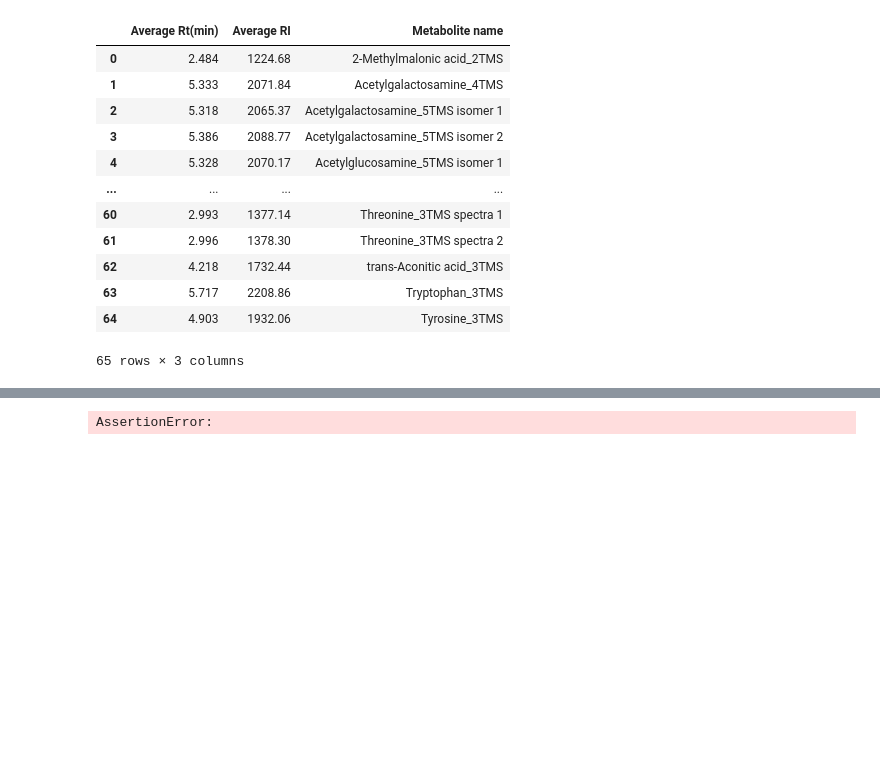
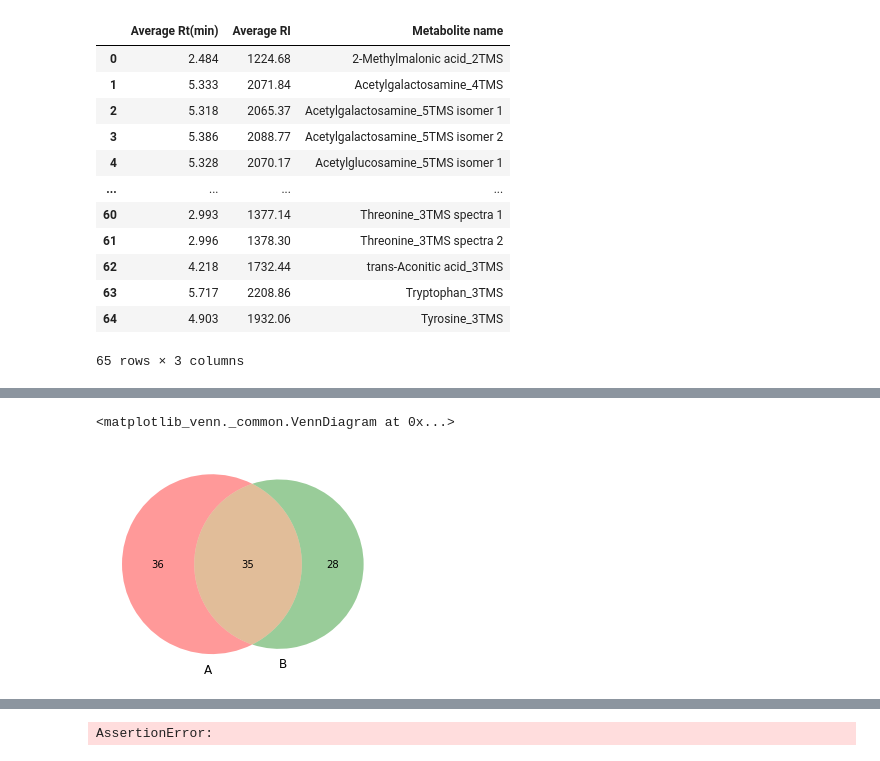
Before and after one commit to michal-stary/missing-peaks-prediction, a Jupyter notebook: real_data-galaxy-eval_MLP_.3.ipynb, the cells around one changed output, grey strips where cells are left out. Saved outputs shown, nothing was run; the diff lists cells and outputs as text; code cells hidden in the pictures; blank space fills up the shorter version.

```diff
--- a/real_data-galaxy-eval_MLP_.3.ipynb
+++ b/real_data-galaxy-eval_MLP_.3.ipynb
@@ -276,7 +294,7 @@ scores_orig = calculate_scores(
 # MISSING RI FILTERING AND HI-RES STEP
 scores = calculate_scores(
         references=list(library.values()),
-        queries=list(enhanced["all"].values()),
+        queries=list(measured["all_enh"].values()),
         similarity_function=CosineHungarian(tolerance=0.003),
         is_symmetric=False
     )
@@ -304,4 +336,7 @@ m_.index
 # %%
-p = set(m.index[((m > 6) & (sc > 0.7)).any(axis=1)])
+p = set(m.index[((m > 3) & (sc > 0.18)).any(axis=1)])
 venn2((p, ground))
+# %% [output]
+<matplotlib_venn._common.VennDiagram at 0x...>
+[figure, added]
 # %%
```
Also changed, not shown: parts of 12 cells of this notebook.
